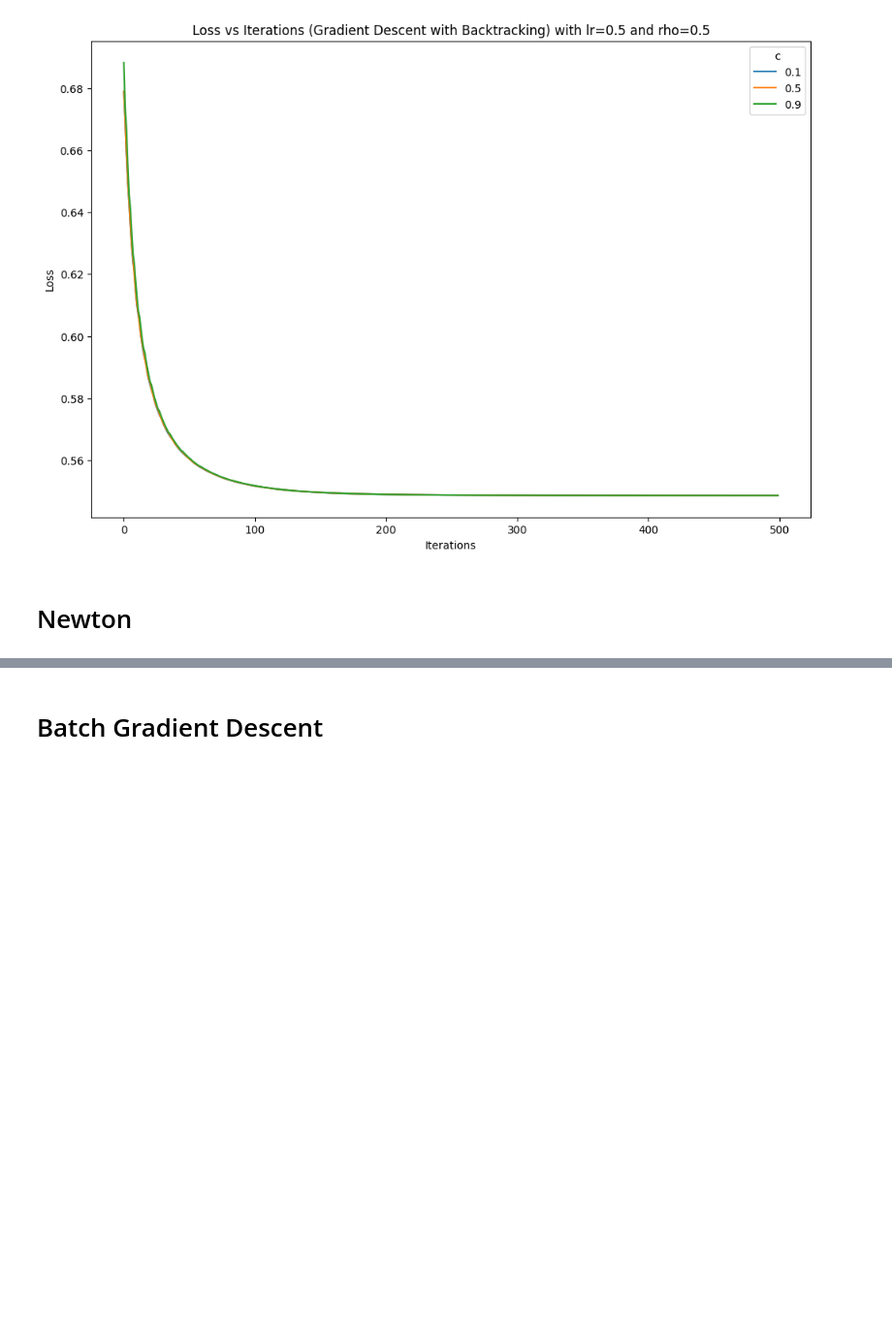
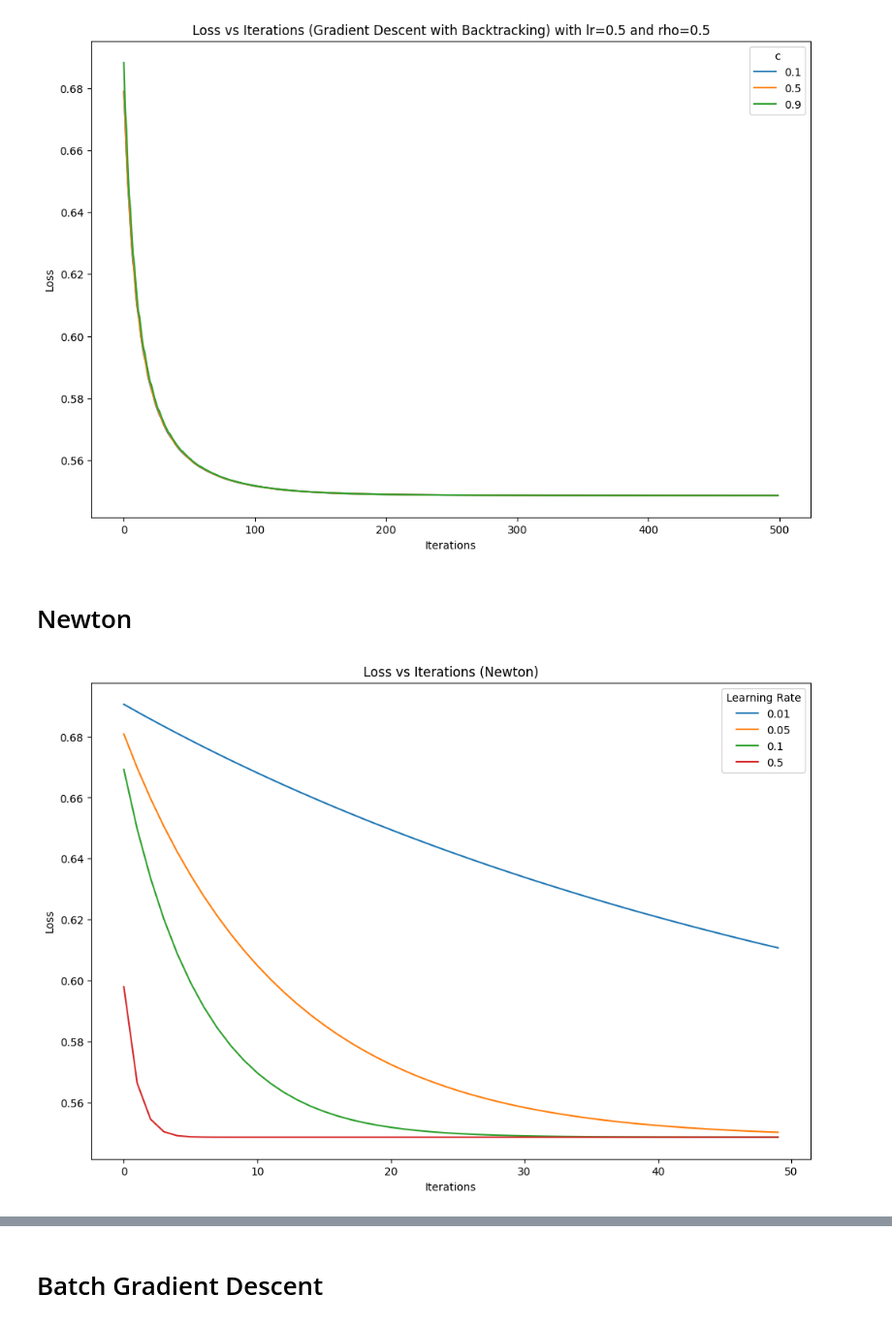
Before and after one commit to Bunrealbo/optimization-advange, a Jupyter notebook: nbs/Demo.ipynb, the cells around one changed output, grey strips where cells are left out. Shown: that part at 97% size. Cells and saved outputs as stored; diff of their text form; code cells hidden in the pictures; blank space fills up the shorter version.

```diff
--- a/nbs/Demo.ipynb
+++ b/nbs/Demo.ipynb
@@ -346,70 +332,34 @@ plt.show()
 # %% [markdown]
 # Newton
 # %%
-from base import BaseLR
-from scipy import sparse as sp
-
-class LogisticRegressionNewton(BaseLR):
-    def __init__(
-        self,
-        learning_rate=0.01,
-        num_iterations=100,
-        regularization="None",
-        lambda_=1.0,
-        fit_intercept=True,
-        log=True
-    ):
-        super().__init__(learning_rate, num_iterations, regularization, lambda_, fit_intercept, log)
-
-    def fit(self, X, y):
-        if self.fit_intercept:
-            X = super()._BaseLR__add_intercept(X)
-
-        self.history = []
-
-        # weights initialization
-        self.theta = np.zeros((X.shape[1], 1))
-
-        for i in range(self.num_iterations):
-            z = np.dot(X, self.theta)
-            h = super()._BaseLR__sigmoid(z)
-
-            gradient = self.gradient(h, y, X, self.theta)
-            v = (h * (1 - h)).reshape(-1, )
-            hessian = np.dot(X.T, np.dot(sp.diags(v), X)) / y.size
-            self.theta -= self.learning_rate * np.linalg.pinv(hessian) @ gradient
-
-            if self.log == True:
-                self.log_loss(X, y, self.theta)
-
-
 import matplotlib.pyplot as plt
 from model import LogisticRegression
 
-# learning_rates = [0.01, 0.05, 0.1, 0.5, 1, 2]
 learning_rates = [0.01, 0.05, 0.1, 0.5]
 num_iterations = 50
 
 loggers = {}
 for learning_rate in learning_rates:
-    lr = LogisticRegressionNewton(
+    lr = LogisticRegression(
         learning_rate=learning_rate,
         num_iterations=num_iterations,
-        # solver='newton',
+        solver='newton',
         log=True
     )
     lr.fit(X, y)
 
-    loggers[learning_rate] = lr.history
+    loggers[learning_rate] = lr.solver.history
 
 
 # Plot loss
 plt.figure(figsize=(12, 8))
 for learning_rate in learning_rates:
     plt.plot(range(len(loggers[learning_rate])), loggers[learning_rate], label=f"{learning_rate}")
 
 plt.title("Loss vs Iterations (Newton)")
 plt.xlabel("Iterations")
 plt.ylabel("Loss")
 plt.legend(title="Learning Rate")
 plt.show()
+# %% [output]
+[figure, added]
```
Also changed, not shown: parts of 8 cells of this notebook.
